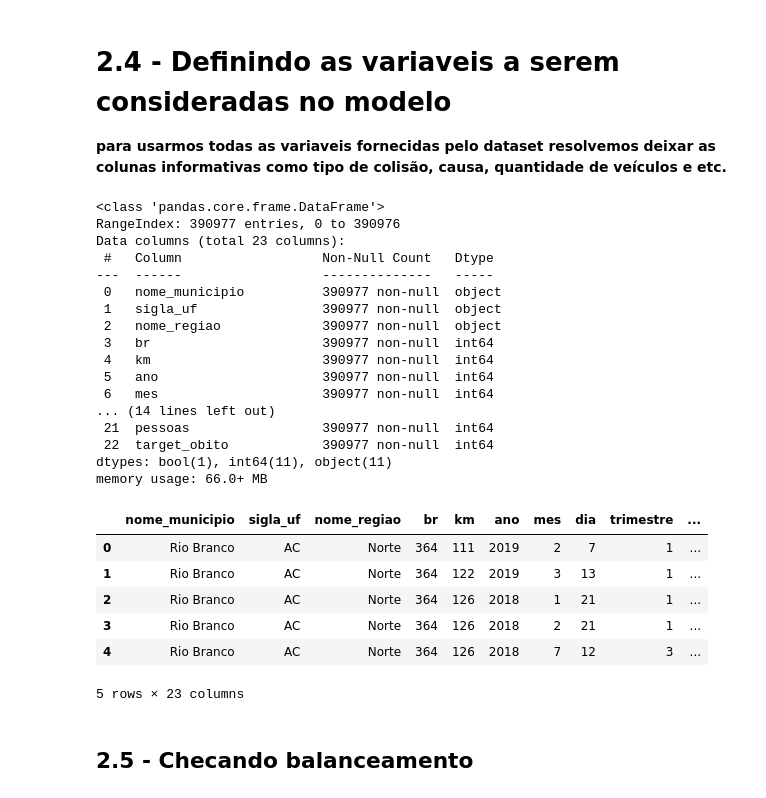
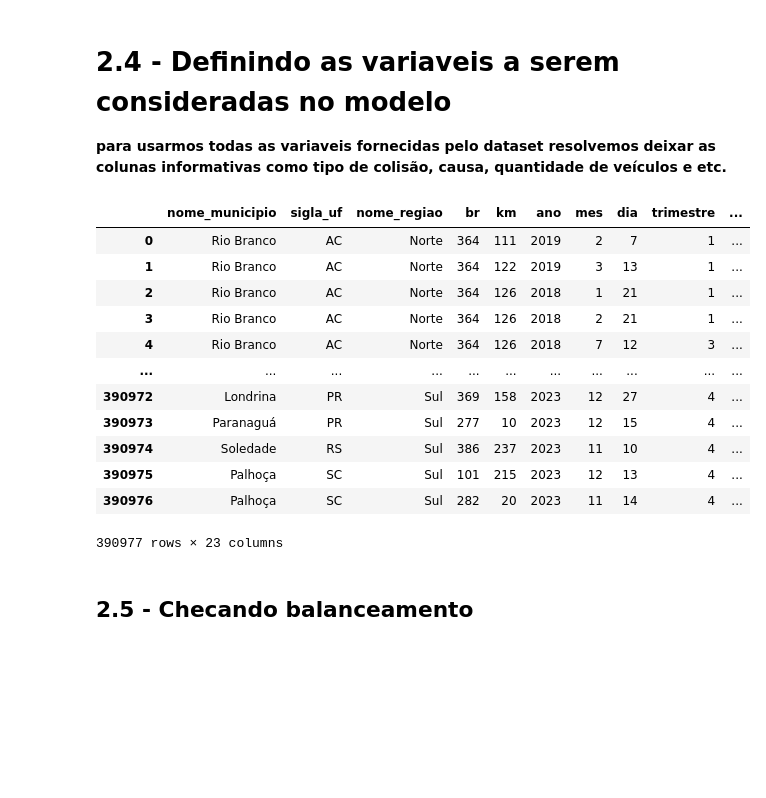
Before and after one commit to luticaa/DATA_INTEGRATION_FEATURE_ENG, a Jupyter notebook: timelinedatatran.ipynb, the cells around one changed output. Cells and saved outputs as stored; diff of their text form; code cells hidden in the pictures; blank space fills up the shorter version.

```diff
--- a/timelinedatatran.ipynb
+++ b/timelinedatatran.ipynb
@@ -297,59 +302,47 @@ features = [
 
     # MOMENTO
     "ano",
     "mes",
     "dia",
     "trimestre",
     "dia_semana",
     "eh_fim_semana",
     "fase_dia",
 
     # FERIADO
     "feriado",
     "tipo_feriado",
 
     # CLIMA/AMBIENTE
     "condicao_metereologica",
     "tipo_pista",
     "tracado_via",
     "sentido_via",
     "causa_acidente",
     "tipo_acidente",
     "veiculos",
     "pessoas"
 ]
 
 target = "target_obito"
 
 df_ml = df_clean[features + [target]].copy()
 
-df_ml.info()
-df_ml.head()
+display(df_ml)
 # %% [output]
+|  | nome_municipio | sigla_uf | nome_regiao | br | km | ano | mes | dia | trimestre | ... |
+| 0 | Rio Branco | AC | Norte | 364 | 111 | 2019 | 2 | 7 | 1 | ... |
+| 1 | Rio Branco | AC | Norte | 364 | 122 | 2019 | 3 | 13 | 1 | ... |
+| 2 | Rio Branco | AC | Norte | 364 | 126 | 2018 | 1 | 21 | 1 | ... |
+| 3 | Rio Branco | AC | Norte | 364 | 126 | 2018 | 2 | 21 | 1 | ... |
+| 4 | Rio Branco | AC | Norte | 364 | 126 | 2018 | 7 | 12 | 3 | ... |
+| ... | ... | ... | ... | ... | ... | ... | ... | ... | ... | ... |
+| 390972 | Londrina | PR | Sul | 369 | 158 | 2023 | 12 | 27 | 4 | ... |
+| 390973 | Paranaguá | PR | Sul | 277 | 10 | 2023 | 12 | 15 | 4 | ... |
+| 390974 | Soledade | RS | Sul | 386 | 237 | 2023 | 11 | 10 | 4 | ... |
+| 390975 | Palhoça | SC | Sul | 101 | 215 | 2023 | 12 | 13 | 4 | ... |
+| 390976 | Palhoça | SC | Sul | 282 | 20 | 2023 | 11 | 14 | 4 | ... |
-<class 'pandas.core.frame.DataFrame'>
-RangeIndex: 390977 entries, 0 to 390976
-Data columns (total 23 columns):
- #   Column                  Non-Null Count   Dtype
----  ------                  --------------   -----
- 0   nome_municipio          390977 non-null  object
- 1   sigla_uf                390977 non-null  object
- 2   nome_regiao             390977 non-null  object
- 3   br                      390977 non-null  int64
- 4   km                      390977 non-null  int64
- 5   ano                     390977 non-null  int64
- 6   mes                     390977 non-null  int64
-... (14 lines left out)
- 21  pessoas                 390977 non-null  int64
- 22  target_obito            390977 non-null  int64
-dtypes: bool(1), int64(11), object(11)
-memory usage: 66.0+ MB
+390977 rows × 23 columns
-|  | nome_municipio | sigla_uf | nome_regiao | br | km | ano | mes | dia | trimestre | ... |
-| 0 | Rio Branco | AC | Norte | 364 | 111 | 2019 | 2 | 7 | 1 | ... |
-| 1 | Rio Branco | AC | Norte | 364 | 122 | 2019 | 3 | 13 | 1 | ... |
-| 2 | Rio Branco | AC | Norte | 364 | 126 | 2018 | 1 | 21 | 1 | ... |
-| 3 | Rio Branco | AC | Norte | 364 | 126 | 2018 | 2 | 21 | 1 | ... |
-| 4 | Rio Branco | AC | Norte | 364 | 126 | 2018 | 7 | 12 | 3 | ... |
-5 rows × 23 columns
 # %% [markdown]
 ## 2.5 - Checando balanceamento
 # %%
```
Also changed, not shown: parts of 16 cells of this notebook.
